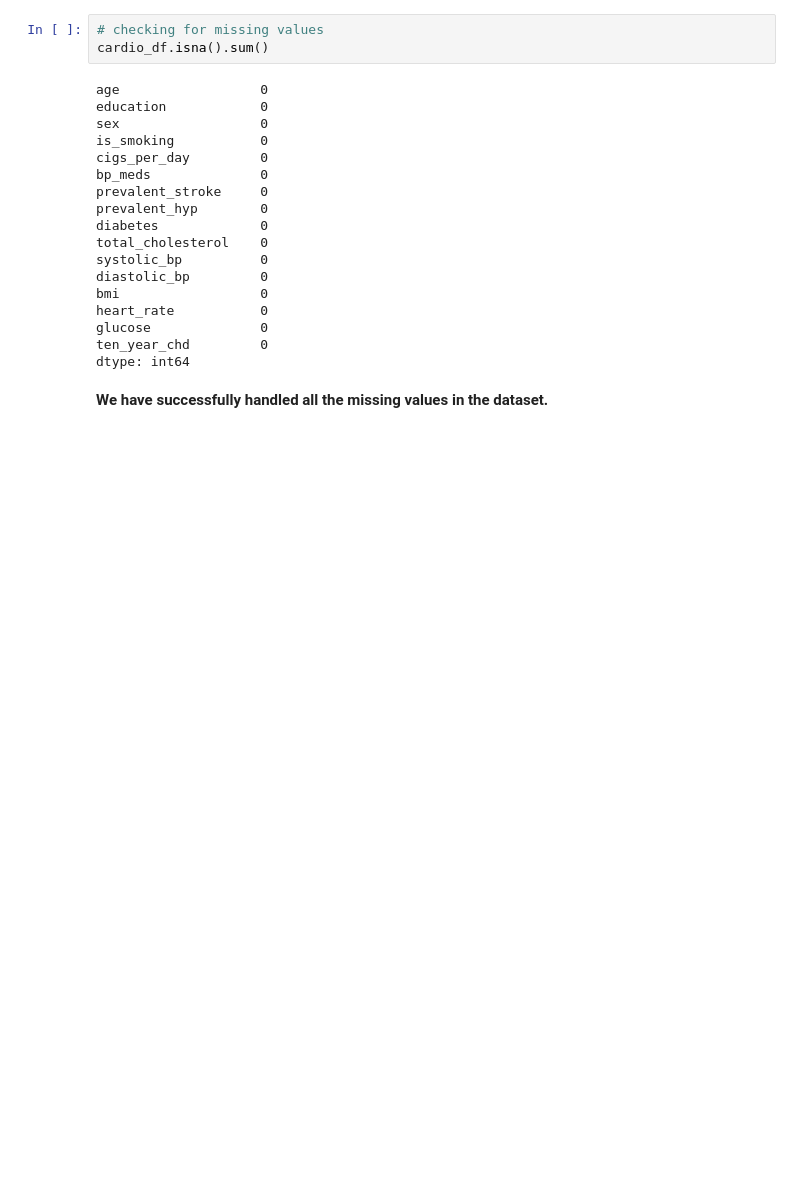
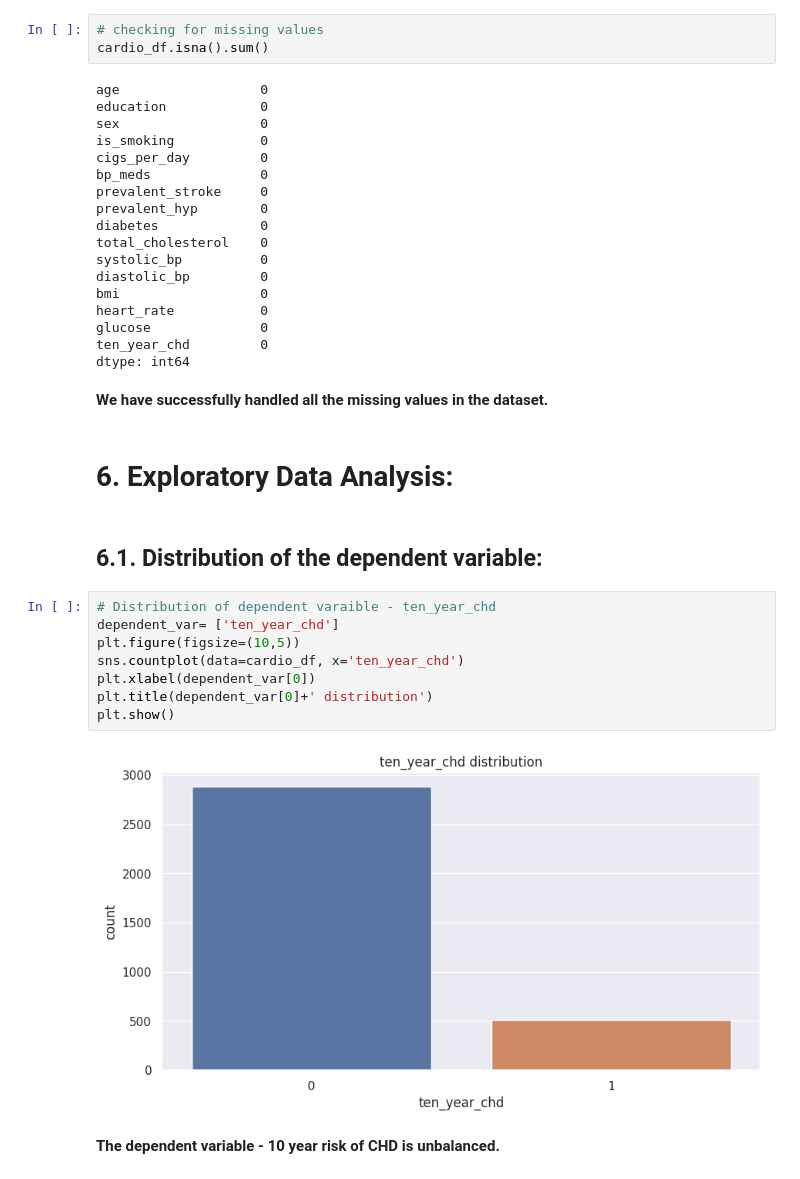
Before and after one commit to hamant-jagwan/Cardiovascular_Risk_Prediction--ML--Classification, a Jupyter notebook: Cardiovascular_Risk_Prediction.ipynb, the cells around one changed output. Drawn from its saved outputs; the diff is of its cells as text; blank space fills up the shorter version.

```diff
--- a/Cardiovascular_Risk_Prediction.ipynb
+++ b/Cardiovascular_Risk_Prediction.ipynb
@@ -516,3 +516,19 @@ ten_year_chd         0
 dtype: int64
 # %% [markdown]
 **We have successfully handled all the missing values in the dataset.**
+# %% [markdown]
+# **6. Exploratory Data Analysis:**
+# %% [markdown]
+## **6.1. Distribution of the dependent variable:**
+# %%
+# Distribution of dependent varaible - ten_year_chd
+dependent_var= ['ten_year_chd']
+plt.figure(figsize=(10,5))
+sns.countplot(data=cardio_df, x='ten_year_chd')
+plt.xlabel(dependent_var[0])
+plt.title(dependent_var[0]+' distribution')
+plt.show()
+# %% [output]
+[figure, added]
+# %% [markdown]
+**The dependent variable - 10 year risk of CHD is unbalanced.**
```
Also changed, not shown: parts of 9 cells of this notebook.
